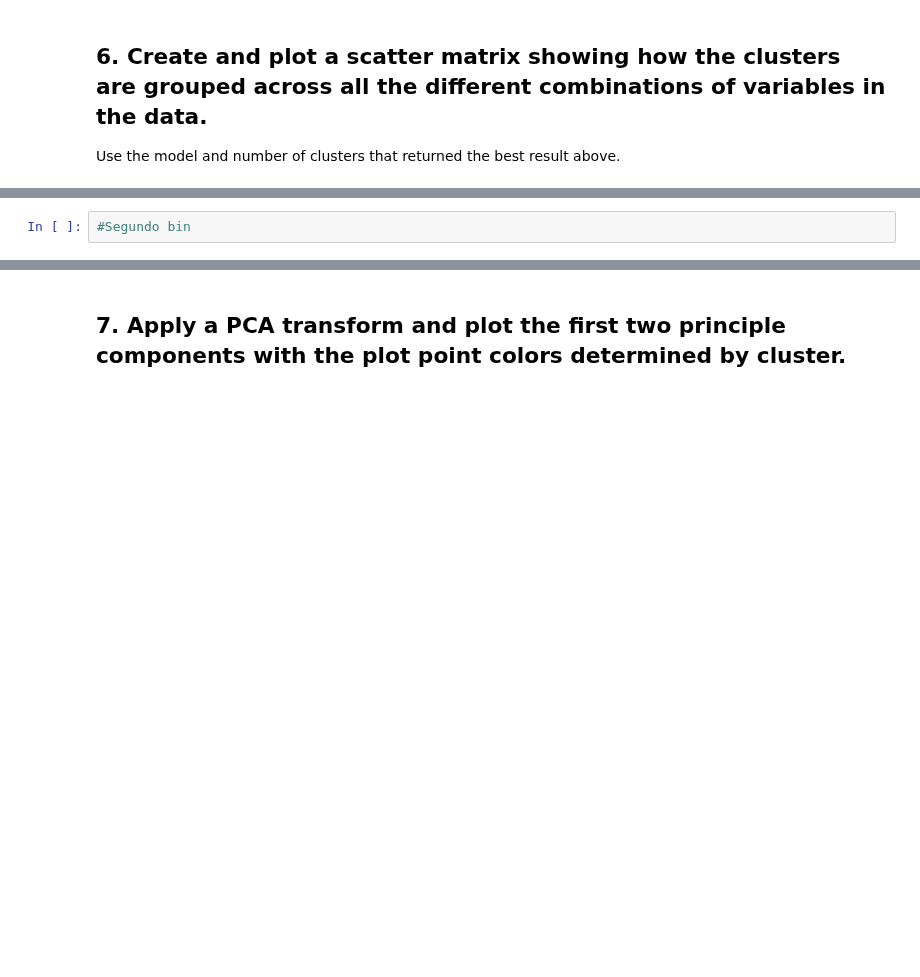
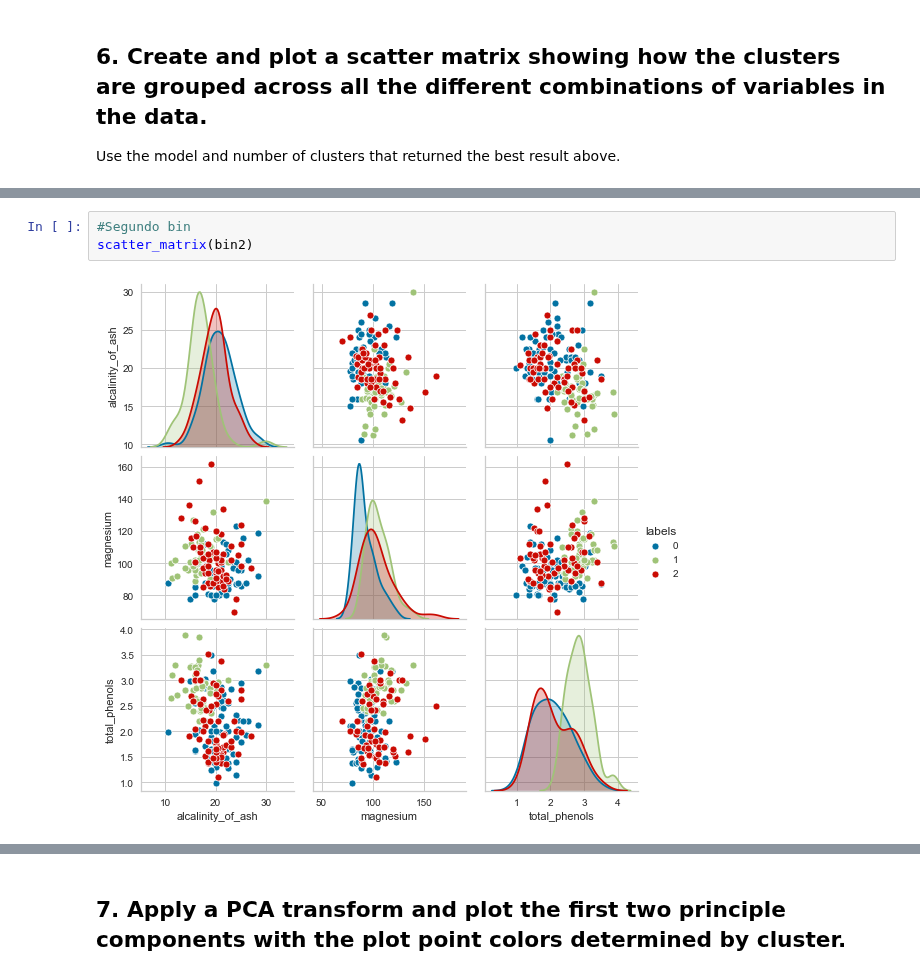
Before and after one commit to ta-datapt-bcn/lab_evaluation, a Jupyter notebook: lab-unsupervised-learning-evaluation/your-code/main.ipynb, the cells around one changed output, grey strips where cells are left out. Saved outputs shown, nothing was run; the diff lists cells and outputs as text; blank space fills up the shorter version.

```diff
--- a/lab-unsupervised-learning-evaluation/your-code/main.ipynb
+++ b/lab-unsupervised-learning-evaluation/your-code/main.ipynb
@@ -51,4 +107,7 @@ X['labels'] = data_clusters3.labels_
 # %%
 #Segundo bin
+scatter_matrix(bin2)
+# %% [output]
+[figure, added]
 # %%
 #Tercer bin
```
Also changed, not shown: parts of 19 cells of this notebook.
